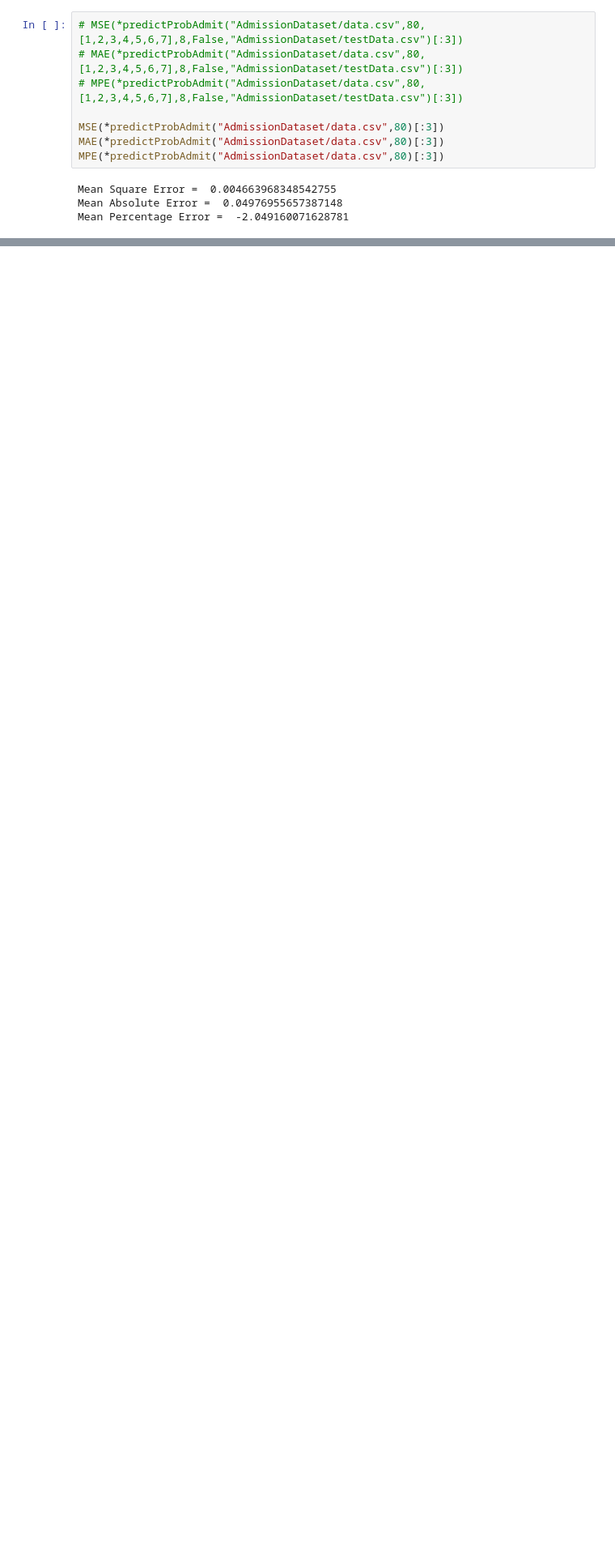
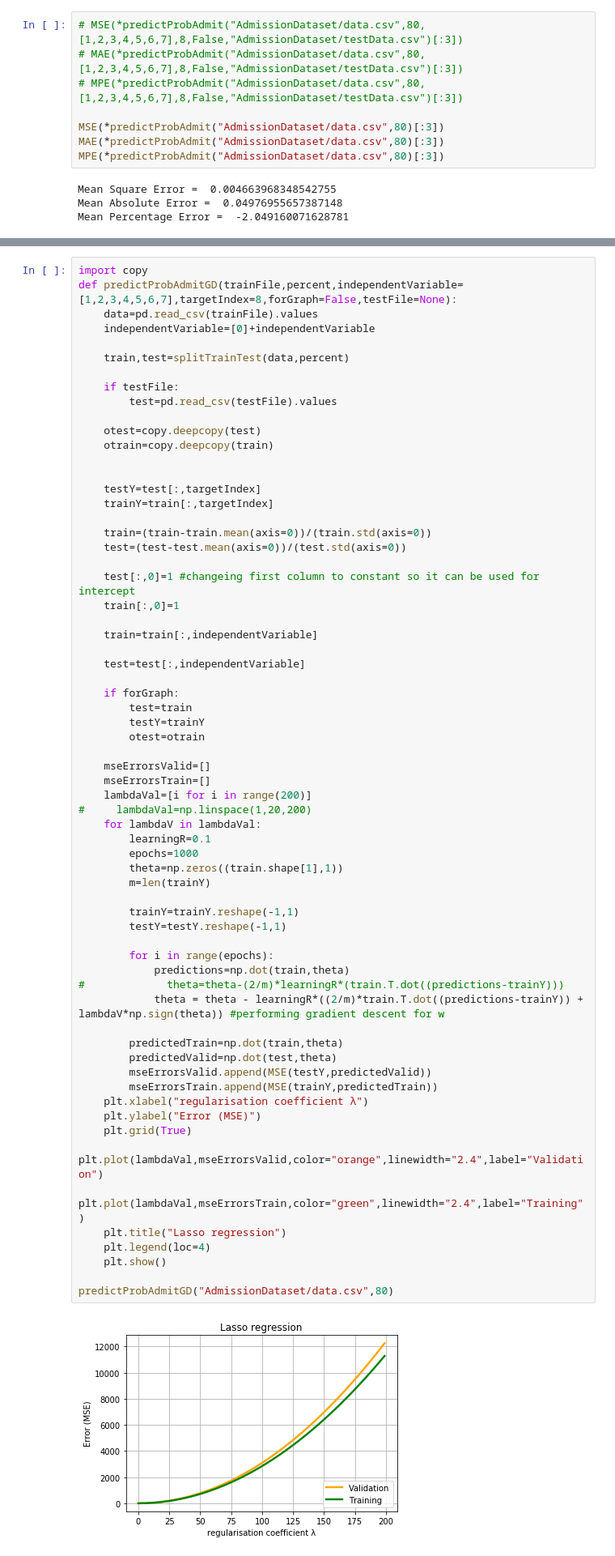
Before and after one commit to anujbansal16/Regularization, a Jupyter notebook: Assignment7.ipynb, the cells around one changed output, grey strips where cells are left out. Shown: that part at 81% size. Cells and saved outputs as stored; diff of their text form; blank space fills up the shorter version.

```diff
--- a/Assignment7.ipynb
+++ b/Assignment7.ipynb
@@ -317,0 +168,67 @@ Mean Percentage Error =  -2.0491600715880027
+# %%
+import copy
+def predictProbAdmitGD(trainFile,percent,independentVariable=[1,2,3,4,5,6,7],targetIndex=8,forGraph=False,testFile=None):
+    data=pd.read_csv(trainFile).values
+    independentVariable=[0]+independentVariable
+
+    train,test=splitTrainTest(data,percent)
+
+    if testFile:
+        test=pd.read_csv(testFile).values
+
+    otest=copy.deepcopy(test)
+    otrain=copy.deepcopy(train)
+
+
+    testY=test[:,targetIndex]
+    trainY=train[:,targetIndex]
+
+    train=(train-train.mean(axis=0))/(train.std(axis=0))
+    test=(test-test.mean(axis=0))/(test.std(axis=0))
+
+    test[:,0]=1 #changeing first column to constant so it can be used for intercept
+    train[:,0]=1
+
+    train=train[:,independentVariable]
+
+    test=test[:,independentVariable]
+
+    if forGraph:
+        test=train
+        testY=trainY
+        otest=otrain
+
+    mseErrorsValid=[]
+    mseErrorsTrain=[]
+    lambdaVal=[i for i in range(200)]
+#     lambdaVal=np.linspace(1,20,200)
+    for lambdaV in lambdaVal:
+        learningR=0.1
+        epochs=1000
+        theta=np.zeros((train.shape[1],1))
+        m=len(trainY)
+
+        trainY=trainY.reshape(-1,1)
+        testY=testY.reshape(-1,1)
+
+        for i in range(epochs):
+            predictions=np.dot(train,theta)
+#             theta=theta-(2/m)*learningR*(train.T.dot((predictions-trainY)))
+            theta = theta - learningR*((2/m)*train.T.dot((predictions-trainY)) + lambdaV*np.sign(theta)) #performing gradient descent for w
+
+        predictedTrain=np.dot(train,theta)
+        predictedValid=np.dot(test,theta)
+        mseErrorsValid.append(MSE(testY,predictedValid))
+        mseErrorsTrain.append(MSE(trainY,predictedTrain))
+    plt.xlabel("regularisation coefficient λ")
+    plt.ylabel("Error (MSE)")
+    plt.grid(True)
+    plt.plot(lambdaVal,mseErrorsValid,color="orange",linewidth="2.4",label="Validation")
+    plt.plot(lambdaVal,mseErrorsTrain,color="green",linewidth="2.4",label="Training")
+    plt.title("Lasso regression")
+    plt.legend(loc=4)
+    plt.show()
+
+predictProbAdmitGD("AdmissionDataset/data.csv",80)
+# %% [output]
+[figure, added]
```
Also changed, not shown: parts of 9 cells of this notebook, 1 other file.
